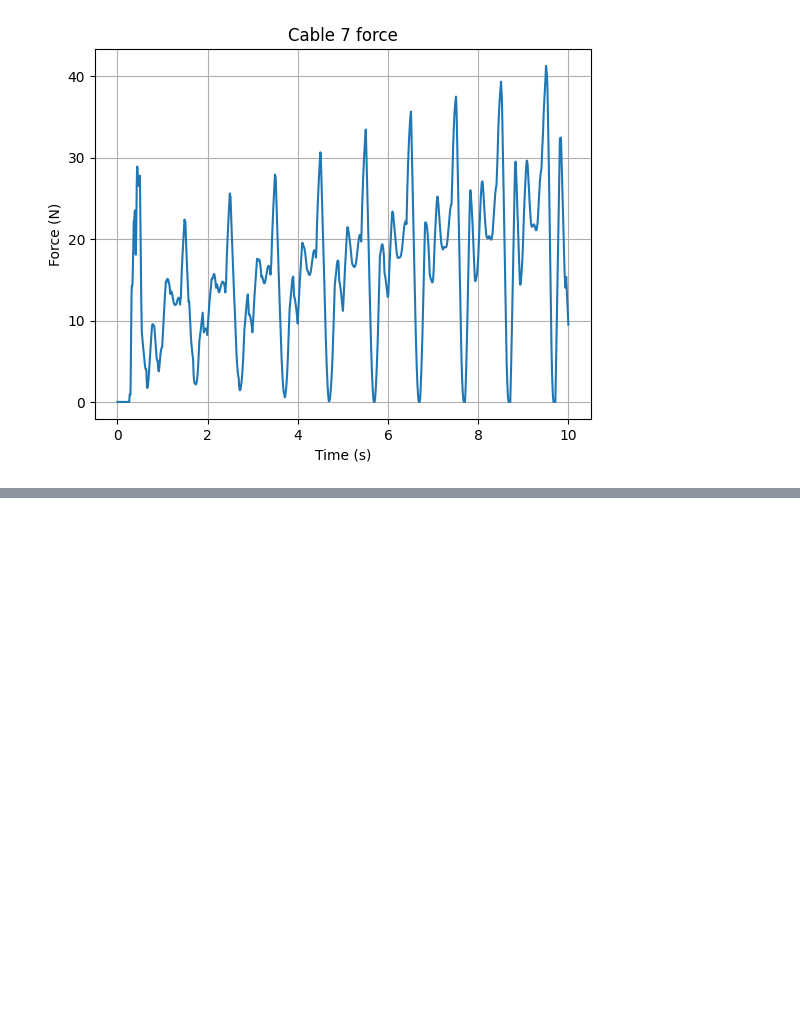
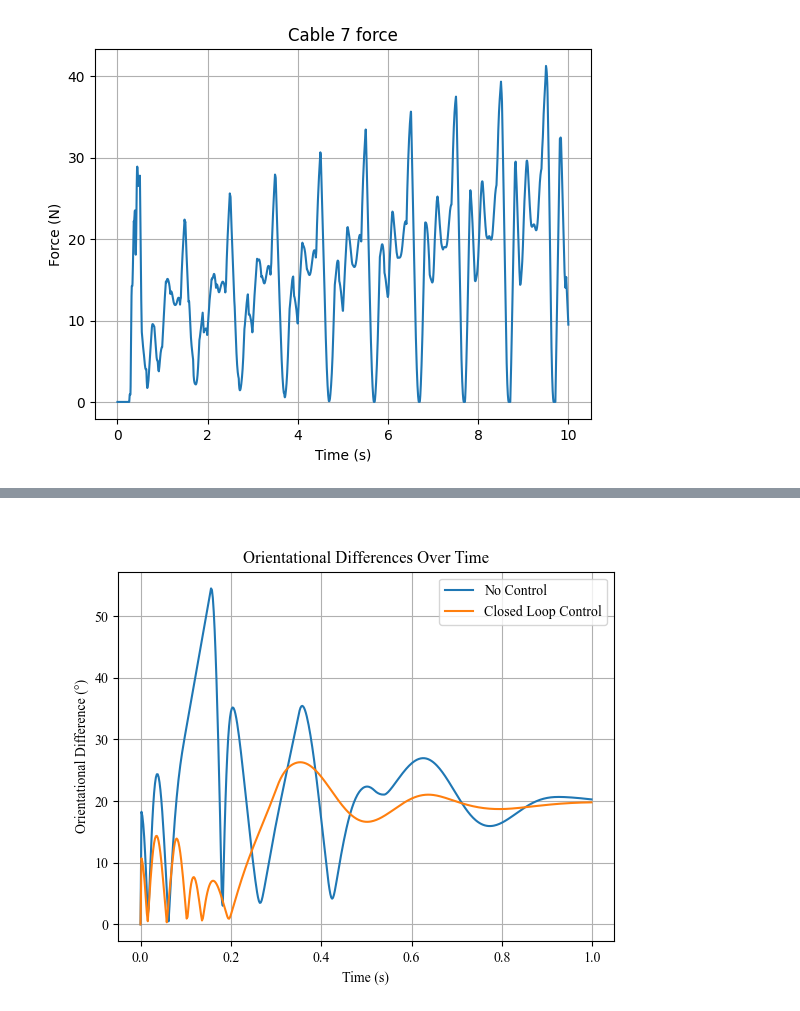
Before and after one commit to Yang51st/Mujoco-CDPR-Simulator, a Jupyter notebook: cdpr_sketches.ipynb, the cells around one changed output, grey strips where cells are left out. Drawn from its saved outputs; the diff is of its cells as text; code cells hidden in the pictures; blank space fills up the shorter version.

```diff
--- a/cdpr_sketches.ipynb
+++ b/cdpr_sketches.ipynb
@@ -508,0 +545,21 @@ plt.show()
+# %%
+begin_ind=500
+end_ind=1000
+noc_orientational_differences=[np.linalg.norm(noc_ee_orientation_data[i]-np.array([0,0,0])) for i in range(begin_ind, end_ind)]
+svc_orientational_differences=[np.linalg.norm(svc_ee_orientation_data[i]-np.array([0,0,0])) for i in range(begin_ind, end_ind)]
+
+plt.figure(3)
+plt.clf()
+
+noc_orientational_differences[0]=0
+svc_orientational_differences[0]=0
+plt.plot(timestamps[:len(noc_orientational_differences)], noc_orientational_differences, label="No Control")
+plt.plot(timestamps[:len(svc_orientational_differences)], svc_orientational_differences, label="Closed Loop Control")
+plt.title("Orientational Differences Over Time")
+plt.xlabel("Time (s)")
+plt.ylabel("Orientational Difference (°)")
+plt.grid()
+plt.legend()
+plt.show()
+# %% [output]
+[figure, added]
```
Also changed, not shown: parts of 11 cells of this notebook, 1 other file.
